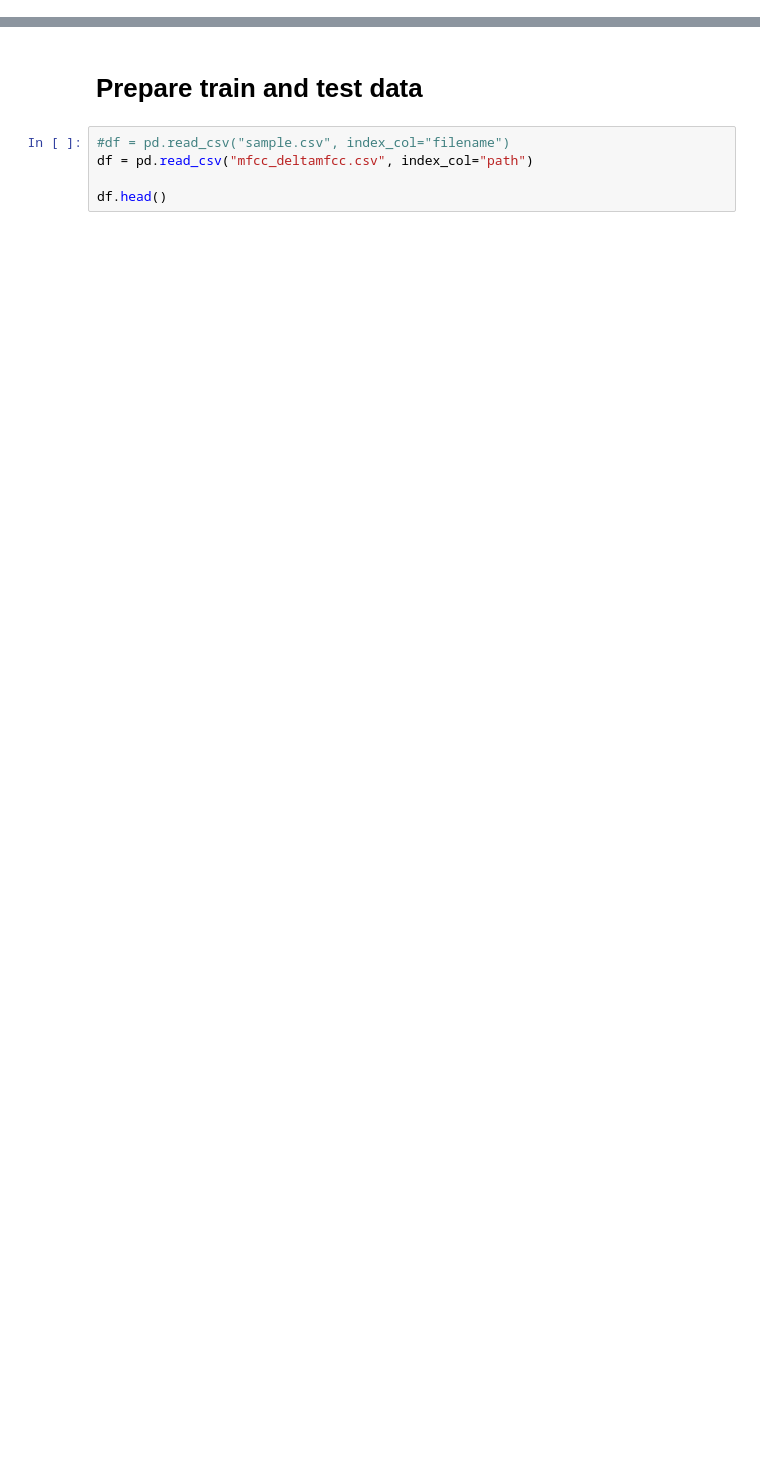
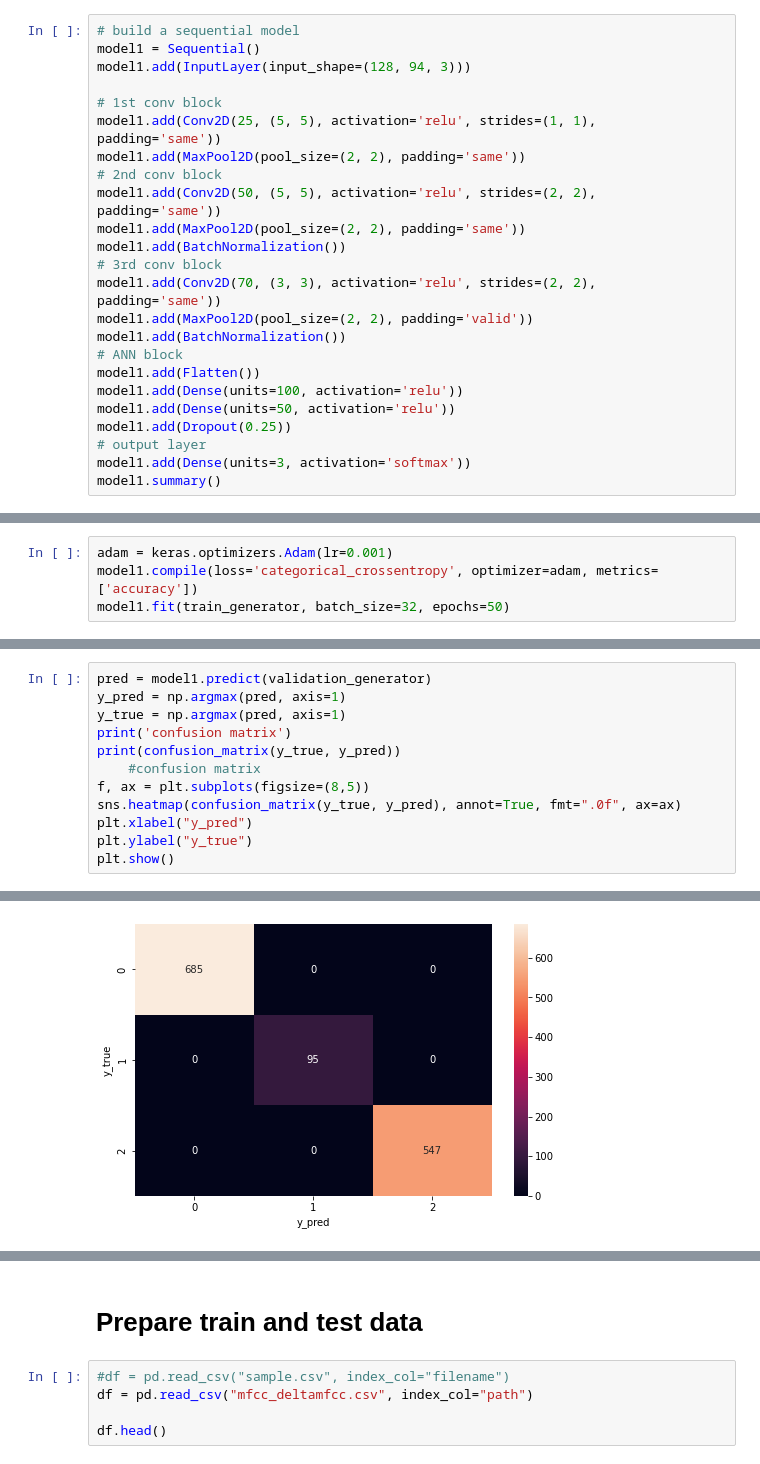
Before and after one commit to nicolasfacchinetti97/vocapra-apr-project, a Jupyter notebook: models.ipynb, the cells around one changed output, grey strips where cells are left out. Saved outputs shown, nothing was run; the diff lists cells and outputs as text; blank space fills up the shorter version.

```diff
--- a/models.ipynb
+++ b/models.ipynb
@@ -23,0 +174,24 @@ metadata.head()
+# %%
+# build a sequential model
+model1 = Sequential()
+model1.add(InputLayer(input_shape=(128, 94, 3)))
+
+# 1st conv block
+model1.add(Conv2D(25, (5, 5), activation='relu', strides=(1, 1), padding='same'))
+model1.add(MaxPool2D(pool_size=(2, 2), padding='same'))
+# 2nd conv block
+model1.add(Conv2D(50, (5, 5), activation='relu', strides=(2, 2), padding='same'))
+model1.add(MaxPool2D(pool_size=(2, 2), padding='same'))
+model1.add(BatchNormalization())
+# 3rd conv block
+model1.add(Conv2D(70, (3, 3), activation='relu', strides=(2, 2), padding='same'))
+model1.add(MaxPool2D(pool_size=(2, 2), padding='valid'))
+model1.add(BatchNormalization())
+# ANN block
+model1.add(Flatten())
+model1.add(Dense(units=100, activation='relu'))
+model1.add(Dense(units=50, activation='relu'))
+model1.add(Dropout(0.25))
+# output layer
+model1.add(Dense(units=3, activation='softmax'))
+model1.summary()
@@ -23,0 +216,4 @@ metadata.head()
+# %%
+adam = keras.optimizers.Adam(lr=0.001)
+model1.compile(loss='categorical_crossentropy', optimizer=adam, metrics=['accuracy'])
+model1.fit(train_generator, batch_size=32, epochs=50)
@@ -23,0 +243,13 @@ metadata.head()
+# %%
+pred = model1.predict(validation_generator)
+y_pred = np.argmax(pred, axis=1)
+y_true = np.argmax(pred, axis=1)
+print('confusion matrix')
+print(confusion_matrix(y_true, y_pred))
+    #confusion matrix
+f, ax = plt.subplots(figsize=(8,5))
+sns.heatmap(confusion_matrix(y_true, y_pred), annot=True, fmt=".0f", ax=ax)
+plt.xlabel("y_pred")
+plt.ylabel("y_true")
+plt.show()
+# %% [output]
@@ -23,0 +260 @@ metadata.head()
+[figure, added]
```
Also changed, not shown: parts of 23 cells of this notebook, 3 other files.
